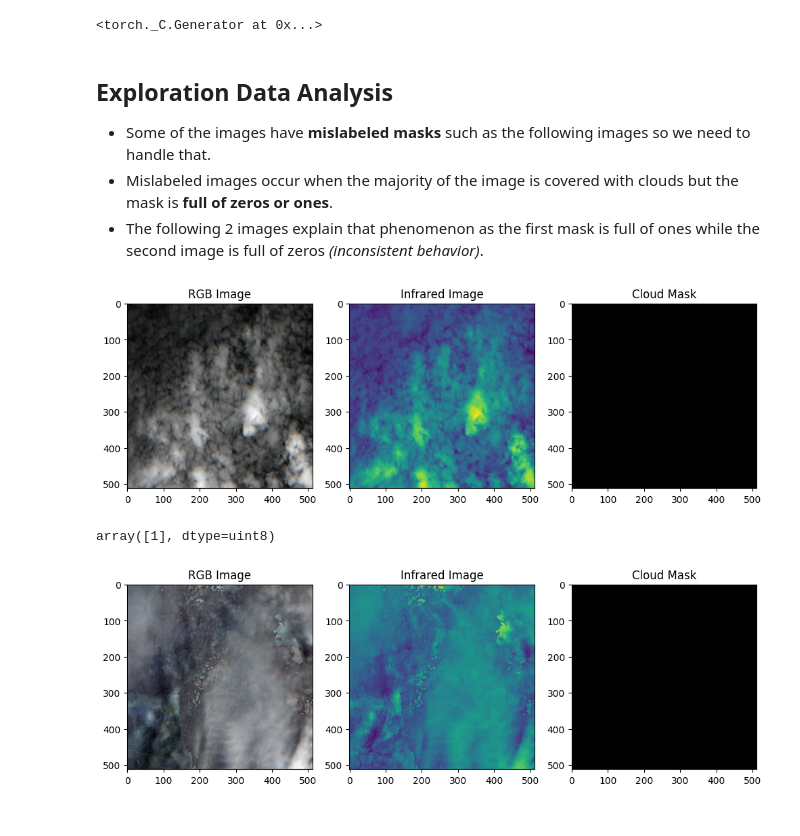
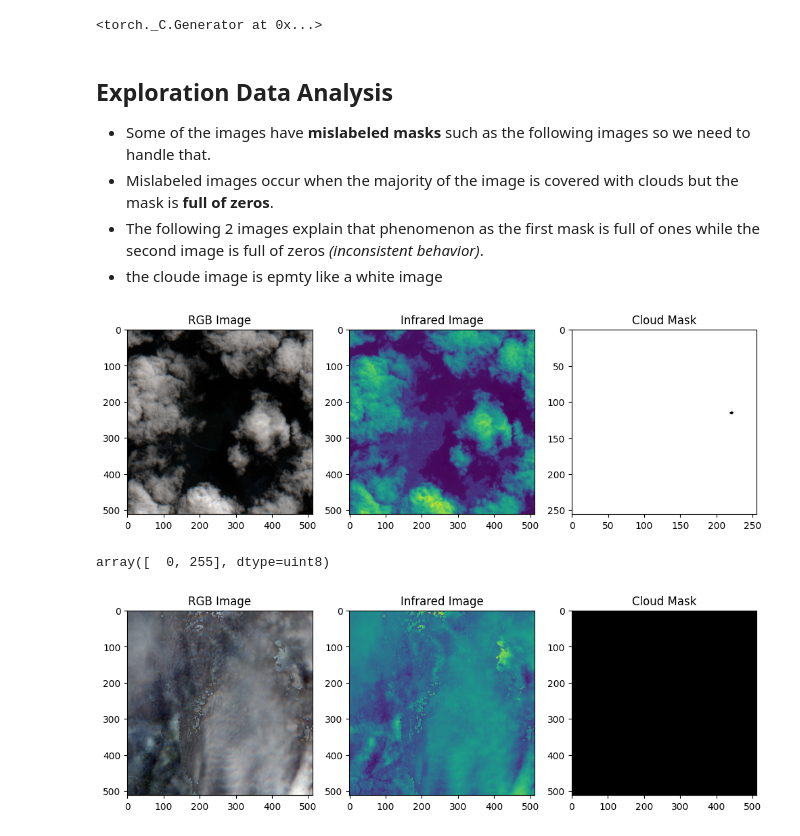
Before and after one commit to marwan995/SI-Project, a Jupyter notebook: DeepLearning/DLNotebook.ipynb, the cells around one changed output. Cells and saved outputs as stored; diff of their text form; code cells hidden in the pictures.

```diff
--- a/DeepLearning/DLNotebook.ipynb
+++ b/DeepLearning/DLNotebook.ipynb
@@ -31,21 +31,22 @@ torch.manual_seed(42)
 # %% [markdown]
 ## Exploration Data Analysis
 - Some of the images have **mislabeled masks** such as the following images so we need to handle that.
-- Mislabeled images occur when the majority of the image is covered with clouds but the mask is **full of zeros or ones**.
+- Mislabeled images occur when the majority of the image is covered with clouds but the mask is **full of zeros**.
 - The following 2 images explain that phenomenon as the first mask is full of ones while the second image is full of zeros *(inconsistent behavior)*.
+- the cloude image is epmty like a white image
 # %%
-image_path, mask_path = read_and_plot(103402)  # bad mask example
+image_path, mask_path = read_and_plot("000001")  # bad mask example
 image, mask = load_image_and_mask(image_path, mask_path)
 
 image = per_band_minmax(image)
 plot_image_and_mask(image, mask)
 
 np.unique(
     mask
 )  # print unique values in the mask (should be 0 AND 1) but in the following cases it's 0 OR 1
 # %% [output]
-[figure, old version]
+[figure, new version]
-array([1], dtype=uint8)
+array([  0, 255], dtype=uint8)
 # %%
 image_path, mask_path = read_and_plot(986486)  # another bad mask example
 image, mask = load_image_and_mask(image_path, mask_path)
```
Also changed, not shown: parts of 3 cells of this notebook, 16 other files.
